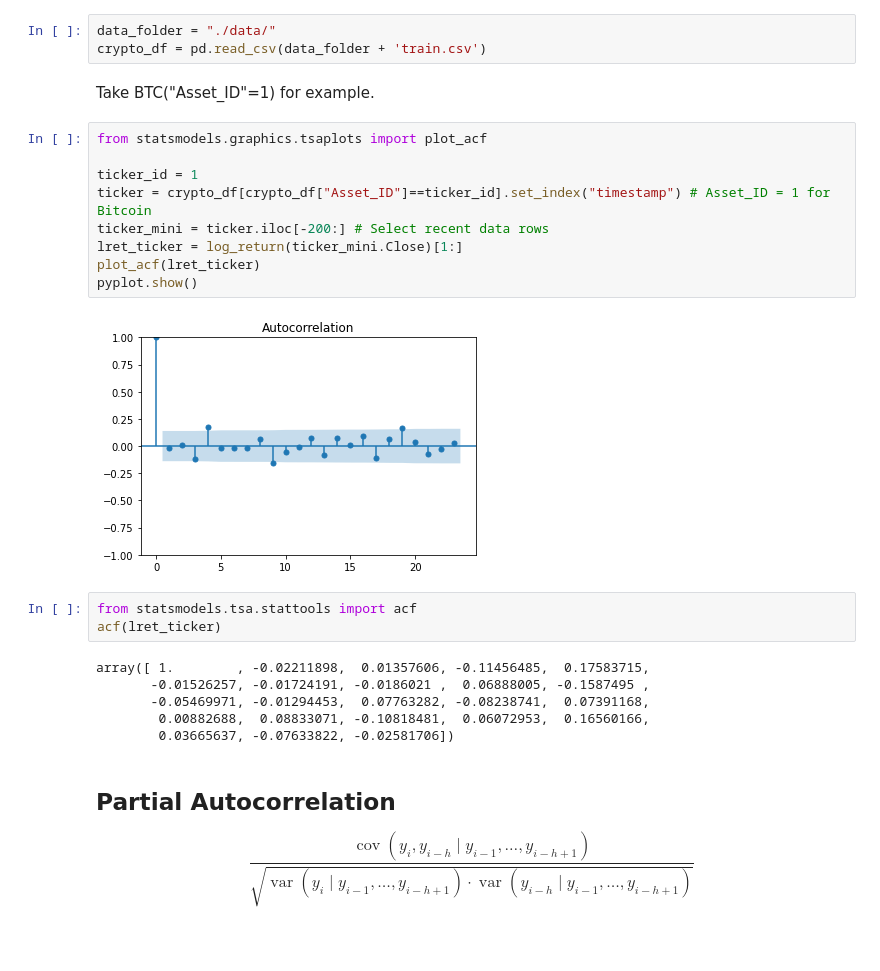
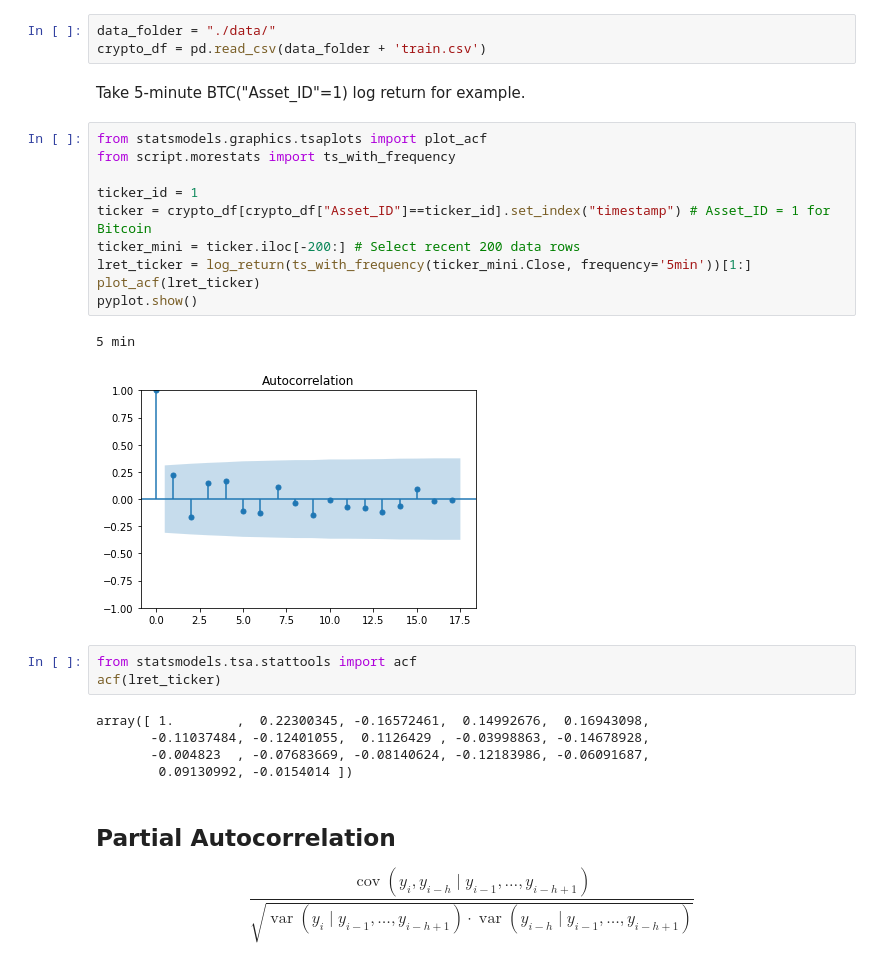
Before and after one commit to 123mitnik/Crypto_Forecasting_kaggle, a Jupyter notebook: statistical-analyses-additional .ipynb, the cells around one changed output. Drawn from its saved outputs; the diff is of its cells as text.

Commit message:
add frequency converter function ts_with_frequency

```diff
--- a/statistical-analyses-additional .ipynb
+++ b/statistical-analyses-additional .ipynb
@@ -14,27 +14,28 @@ from script.morestats import log_return
 data_folder = "./data/"
 crypto_df = pd.read_csv(data_folder + 'train.csv')
 # %% [markdown]
-Take BTC("Asset_ID"=1) for example.
+Take 5-minute BTC("Asset_ID"=1) log return for example.
 # %%
 from statsmodels.graphics.tsaplots import plot_acf
+from script.morestats import ts_with_frequency
 
 ticker_id = 1
 ticker = crypto_df[crypto_df["Asset_ID"]==ticker_id].set_index("timestamp") # Asset_ID = 1 for Bitcoin
-ticker_mini = ticker.iloc[-200:] # Select recent data rows
-lret_ticker = log_return(ticker_mini.Close)[1:]
+ticker_mini = ticker.iloc[-200:] # Select recent 200 data rows
+lret_ticker = log_return(ts_with_frequency(ticker_mini.Close, frequency='5min'))[1:]
 plot_acf(lret_ticker)
 pyplot.show()
 # %% [output]
+5 min
-[figure, old version]
+[figure, new version]
 # %%
 from statsmodels.tsa.stattools import acf
 acf(lret_ticker)
 # %% [output]
-array([ 1.        , -0.02211898,  0.01357606, -0.11456485,  0.17583715,
-       -0.01526257, -0.01724191, -0.0186021 ,  0.06888005, -0.1587495 ,
-       -0.05469971, -0.01294453,  0.07763282, -0.08238741,  0.07391168,
-        0.00882688,  0.08833071, -0.10818481,  0.06072953,  0.16560166,
-        0.03665637, -0.07633822, -0.02581706])
+array([ 1.        ,  0.22300345, -0.16572461,  0.14992676,  0.16943098,
+       -0.11037484, -0.12401055,  0.1126429 , -0.03998863, -0.14678928,
+       -0.004823  , -0.07683669, -0.08140624, -0.12183986, -0.06091687,
+        0.09130992, -0.0154014 ])
 # %% [markdown]
 ## Partial Autocorrelation
 $$\frac{\operatorname{cov}\left(y_{i}, y_{i-h} \mid y_{i-1}, \ldots, y_{i-h+1}\right)}{\sqrt{\operatorname{var}\left(y_{i} \mid y_{i-1}, \ldots, y_{i-h+1}\right) \cdot \operatorname{var}\left(y_{i-h} \mid y_{i-1}, \ldots, y_{i-h+1}\right)}}$$
```
Also changed, not shown: parts of 4 cells of this notebook, 1 other file.
